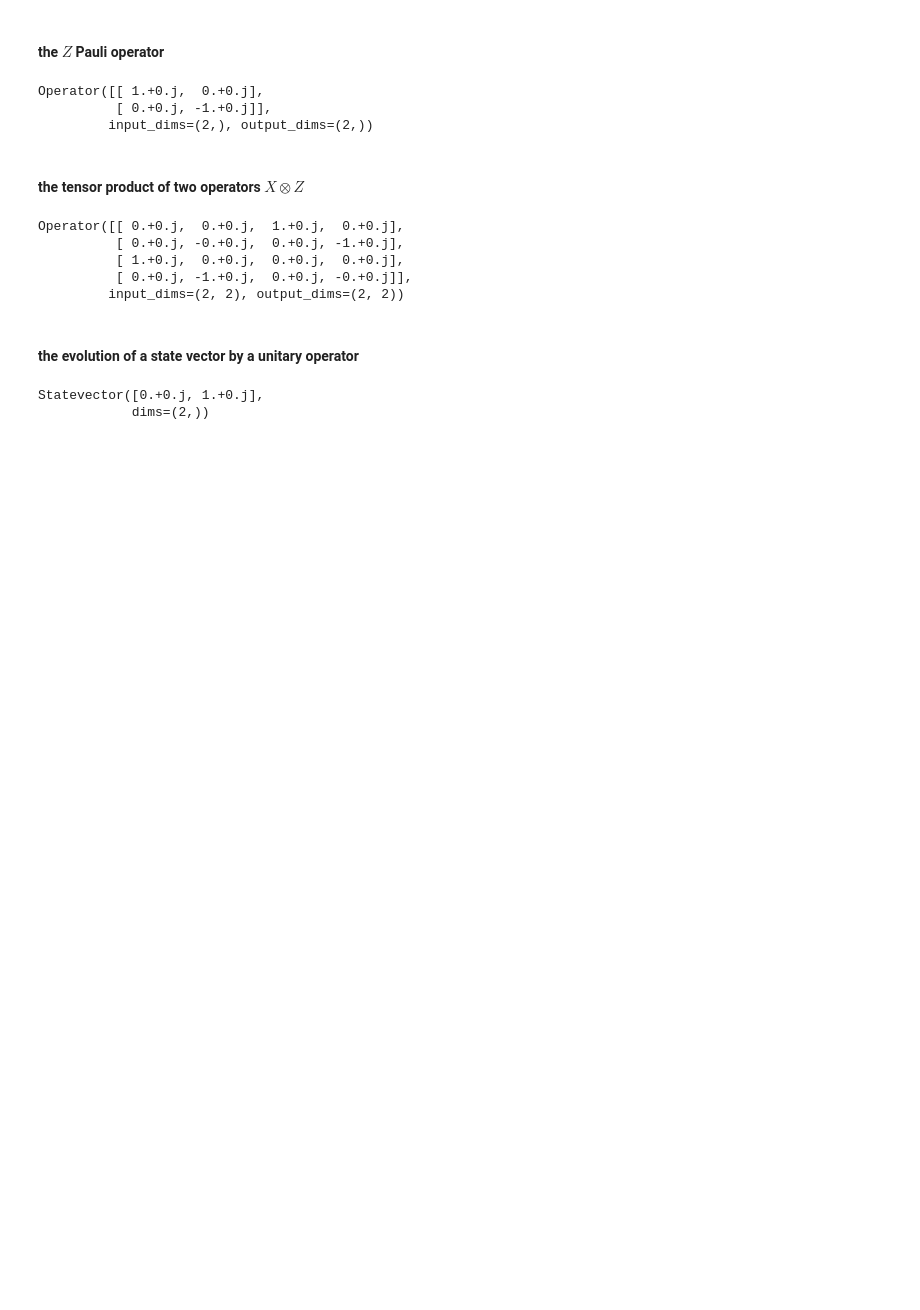
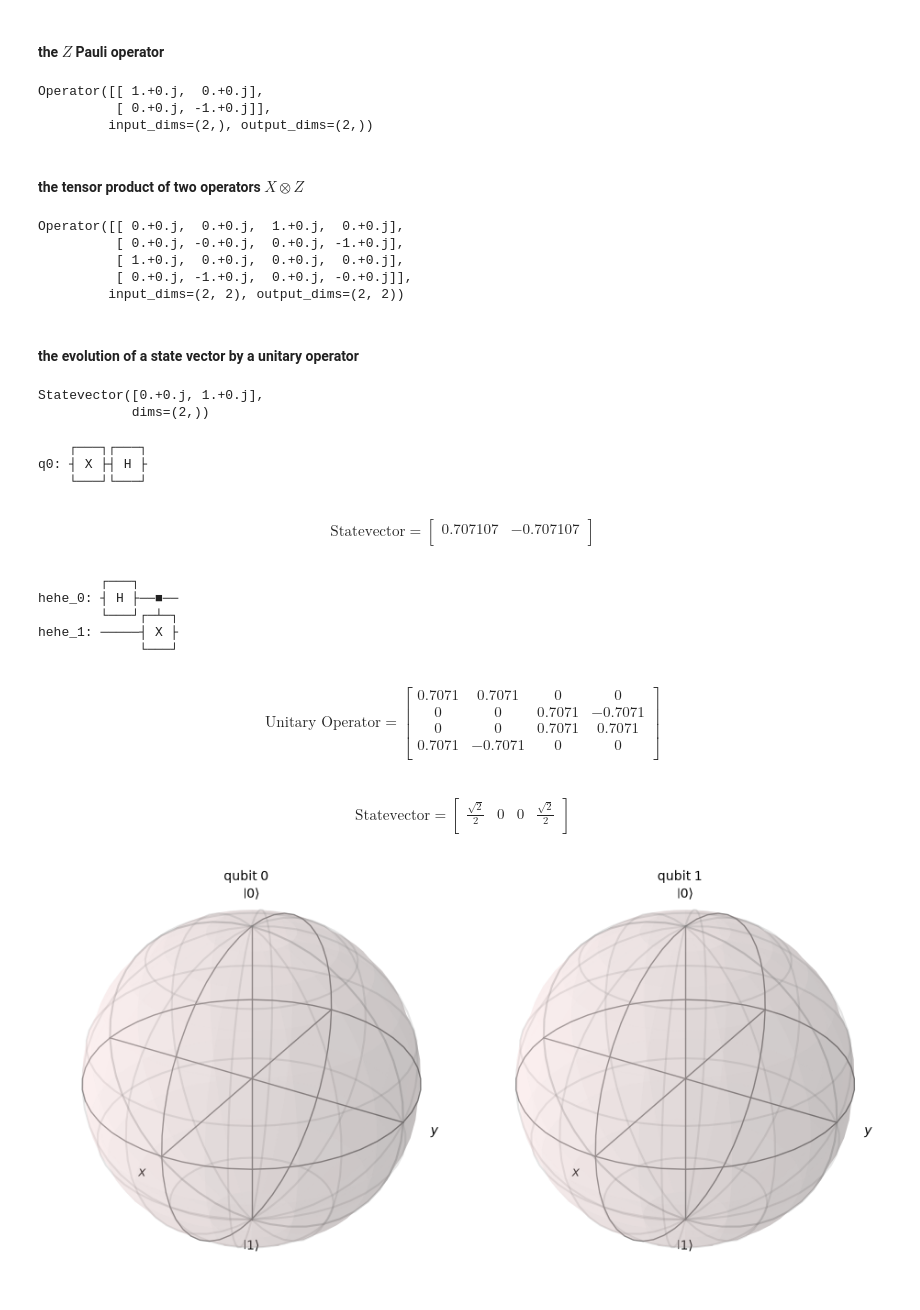
Before and after one commit to sherkaicode/UCA-QM-Computing, a Jupyter notebook: Previous Stuff/QCTP_01.ipynb, the cells around one changed output. Saved outputs shown, nothing was run; the diff lists cells and outputs as text; code cells hidden in the pictures; blank space fills up the shorter version.

```diff
--- a/Previous Stuff/QCTP_01.ipynb
+++ b/Previous Stuff/QCTP_01.ipynb
@@ -203,0 +207,59 @@ Statevector([0.+0.j, 1.+0.j],
+# %%
+qc = QuantumCircuit(qr)
+qc.x(qr)
+qc.h(qr)
+qc.draw()
+# %% [output]
+    ┌───┐┌───┐
+q0: ┤ X ├┤ H ├
+    └───┘└───┘
+# %%
+psi_f = qi.Statevector.from_circuit(qc)
+array_to_latex(psi_f, prefix="\\text{Statevector} = ", precision=6)
+# %% [output]
+$$
+\text{Statevector} =
+\begin{bmatrix}
+0.707107 & -0.707107  \\
+ \end{bmatrix}
+$$
+# %%
+qr = QuantumRegister(2, "hehe")
+qc = QuantumCircuit(qr)
+qc.h(qr[0])
+qc.cx(qr[0], qr[1])
+
+qc.draw()
+# %% [output]
+        ┌───┐
+hehe_0: ┤ H ├──■──
+        └───┘┌─┴─┐
+hehe_1: ─────┤ X ├
+             └───┘
+# %%
+U = qi.Operator(qc)
+array_to_latex(U, prefix="\\text{Unitary Operator} = ", precision=4)
+# %% [output]
+$$
+\text{Unitary Operator} =
+\begin{bmatrix}
+0.7071 & 0.7071 & 0 & 0  \\
+ 0 & 0 & 0.7071 & -0.7071  \\
+ 0 & 0 & 0.7071 & 0.7071  \\
+ 0.7071 & -0.7071 & 0 & 0  \\
+ \end{bmatrix}
+$$
+# %%
+psi_f = qi.Statevector.from_circuit(qc)
+array_to_latex(psi_f, prefix="\\text{Statevector} = ")
+# %% [output]
+$$
+\text{Statevector} =
+\begin{bmatrix}
+\frac{\sqrt{2}}{2} & 0 & 0 & \frac{\sqrt{2}}{2}  \\
+ \end{bmatrix}
+$$
+# %%
+plot_bloch_multivector(psi_f)
+# %% [output]
+[figure, added]
```
Also changed, not shown: parts of 1 cell of this notebook, 1 other file.
